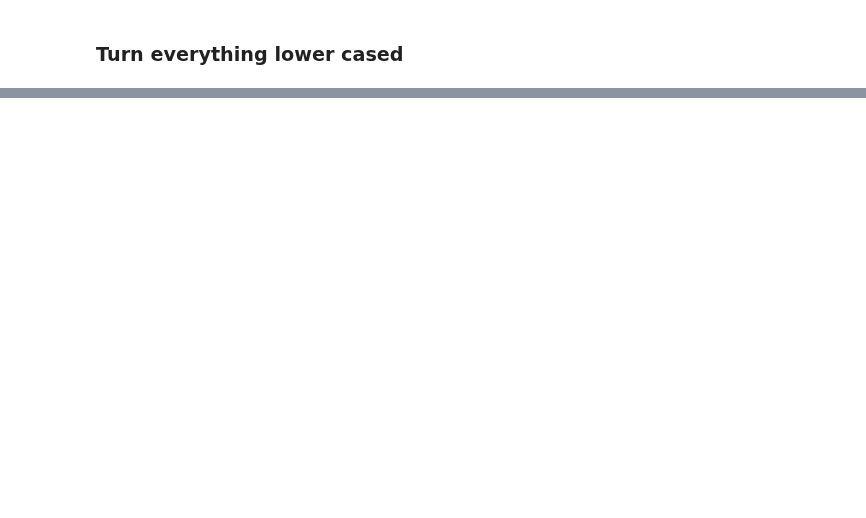
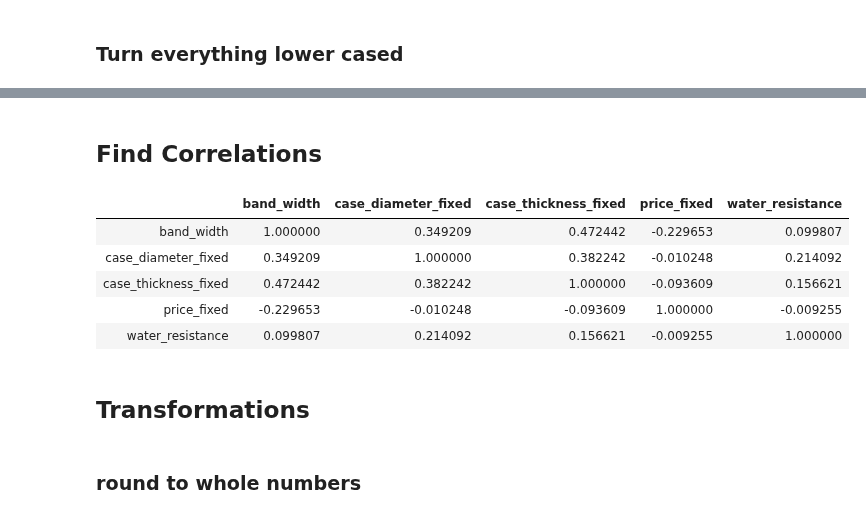
Before and after one commit to jcanque777/watchclassification, a Jupyter notebook: watch_classification_final.ipynb, the cells around one changed output, grey strips where cells are left out. Drawn from its saved outputs; the diff is of its cells as text; code cells hidden in the pictures; blank space fills up the shorter version.

```diff
--- a/watch_classification_final.ipynb
+++ b/watch_classification_final.ipynb
@@ -214,0 +317,15 @@ Name: price_fixed, Length: 8650, dtype: int64
+# %% [markdown]
+## Find Correlations
+# %%
+df.corr()
+# %% [output]
+|  | band_width | case_diameter_fixed | case_thickness_fixed | price_fixed | water_resistance |
+| band_width | 1.000000 | 0.349209 | 0.472442 | -0.229653 | 0.099807 |
+| case_diameter_fixed | 0.349209 | 1.000000 | 0.382242 | -0.010248 | 0.214092 |
+| case_thickness_fixed | 0.472442 | 0.382242 | 1.000000 | -0.093609 | 0.156621 |
+| price_fixed | -0.229653 | -0.010248 | -0.093609 | 1.000000 | -0.009255 |
+| water_resistance | 0.099807 | 0.214092 | 0.156621 | -0.009255 | 1.000000 |
+# %% [markdown]
+## Transformations
+# %% [markdown]
+### round to whole numbers
```
Also changed, not shown: parts of 28 cells of this notebook.
